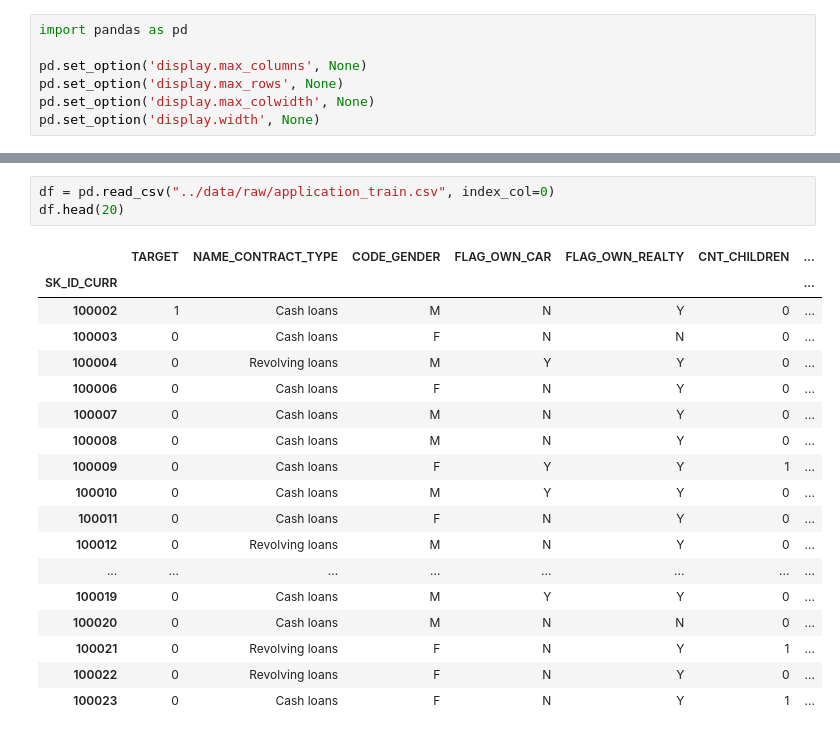
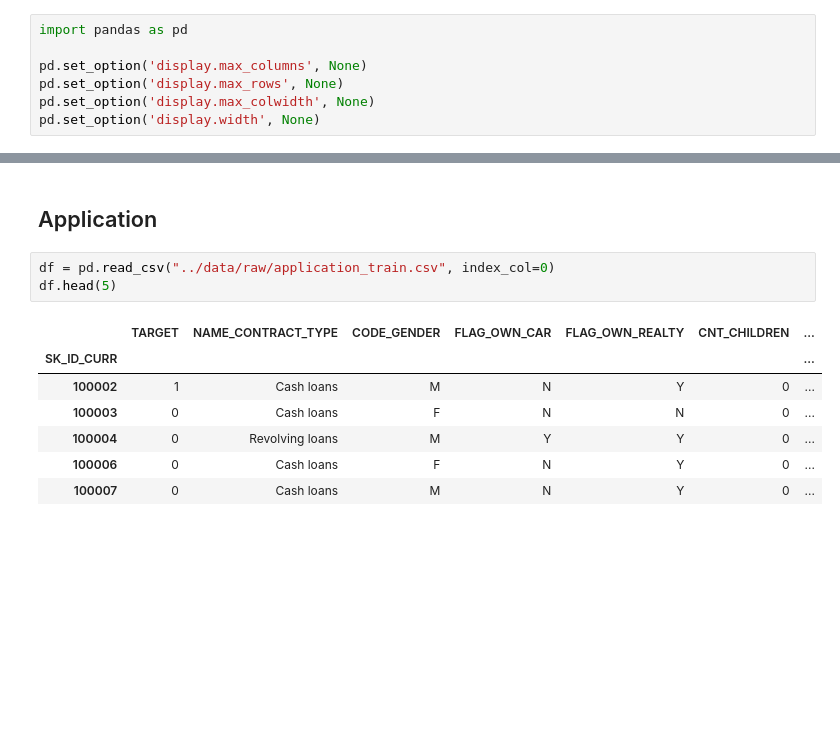
Before and after one commit to igorrodlima/credit-risk-model, a Jupyter notebook: notebooks/01_eda.ipynb, the cells around one changed output, grey strips where cells are left out. Drawn from its saved outputs; the diff is of its cells as text; blank space fills up the shorter version.

```diff
--- a/notebooks/01_eda.ipynb
+++ b/notebooks/01_eda.ipynb
@@ -26,25 +26,16 @@ columns
 | 219 | installments_payments.csv | DAYS_ENTRY_PAYMENT | When was the installments of prev... | time only relative to the applica... |
 | 220 | installments_payments.csv | AMT_INSTALMENT | What was the prescribed installme... | NaN |
 | 221 | installments_payments.csv | AMT_PAYMENT | What the client actually paid on ... | NaN |
+# %% [markdown]
+## Application
 # %%
 df = pd.read_csv("../data/raw/application_train.csv", index_col=0)
-df.head(20)
+df.head(5)
 # %% [output]
 |  | TARGET | NAME_CONTRACT_TYPE | CODE_GENDER | FLAG_OWN_CAR | FLAG_OWN_REALTY | CNT_CHILDREN | ... |
 | SK_ID_CURR |  |  |  |  |  |  | ... |
 | 100002 | 1 | Cash loans | M | N | Y | 0 | ... |
 | 100003 | 0 | Cash loans | F | N | N | 0 | ... |
 | 100004 | 0 | Revolving loans | M | Y | Y | 0 | ... |
 | 100006 | 0 | Cash loans | F | N | Y | 0 | ... |
 | 100007 | 0 | Cash loans | M | N | Y | 0 | ... |
-| 100008 | 0 | Cash loans | M | N | Y | 0 | ... |
-| 100009 | 0 | Cash loans | F | Y | Y | 1 | ... |
-| 100010 | 0 | Cash loans | M | Y | Y | 0 | ... |
-| 100011 | 0 | Cash loans | F | N | Y | 0 | ... |
-| 100012 | 0 | Revolving loans | M | N | Y | 0 | ... |
-| ... | ... | ... | ... | ... | ... | ... | ... |
-| 100019 | 0 | Cash loans | M | Y | Y | 0 | ... |
-| 100020 | 0 | Cash loans | M | N | N | 0 | ... |
-| 100021 | 0 | Revolving loans | F | N | Y | 1 | ... |
-| 100022 | 0 | Revolving loans | F | N | Y | 0 | ... |
-| 100023 | 0 | Cash loans | F | N | Y | 1 | ... |
```
Also changed, not shown: 2 other files.
